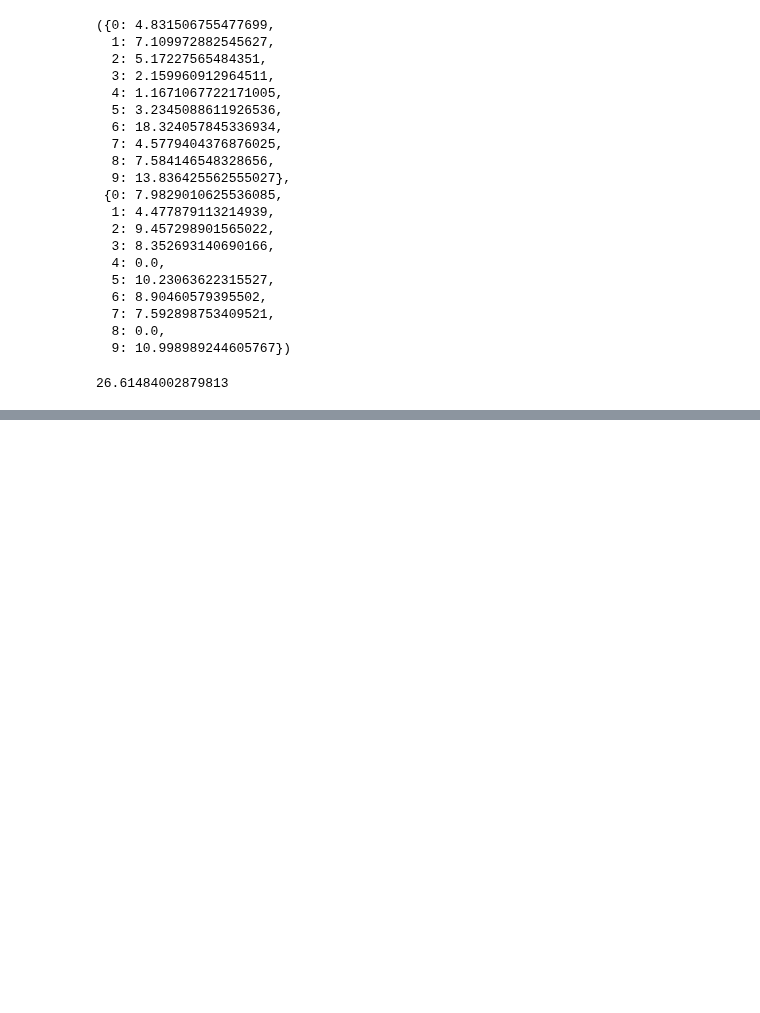
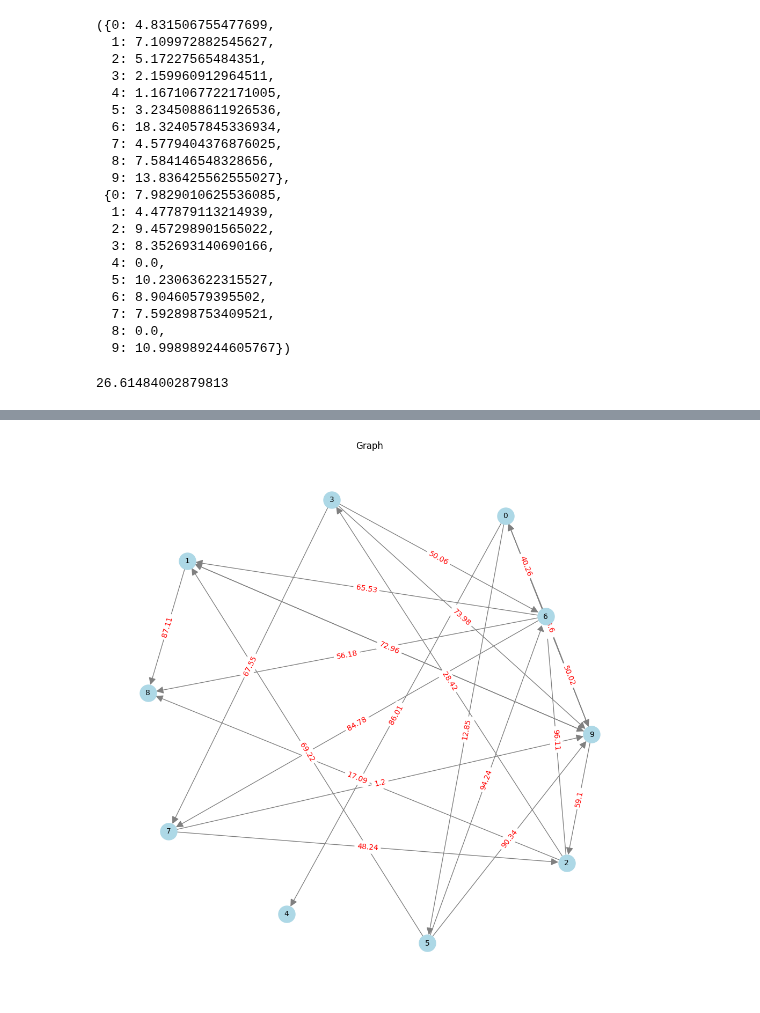
Before and after one commit to Mark55X/LearningFromNetworksProject, a Jupyter notebook: code/notebooks/project.ipynb, the cells around one changed output, grey strips where cells are left out. Drawn from its saved outputs; the diff is of its cells as text; code cells hidden in the pictures; blank space fills up the shorter version.

```diff
--- a/code/notebooks/project.ipynb
+++ b/code/notebooks/project.ipynb
@@ -360,0 +373,4 @@ get_expectation_gumbel(in_degrees)
+# %%
+g1.plot_graph(g1.sample())
+# %% [output]
+[figure, added]
```
Also changed, not shown: parts of 14 cells of this notebook, 1 other file.
